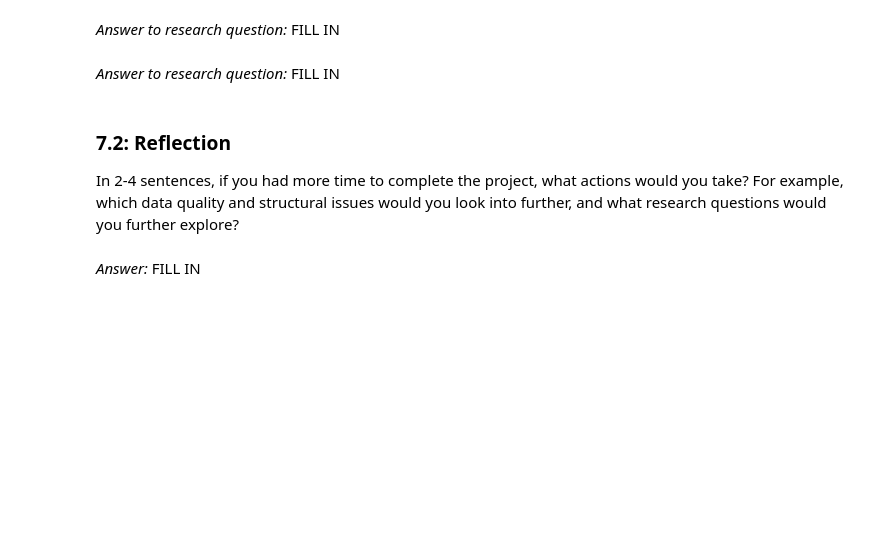
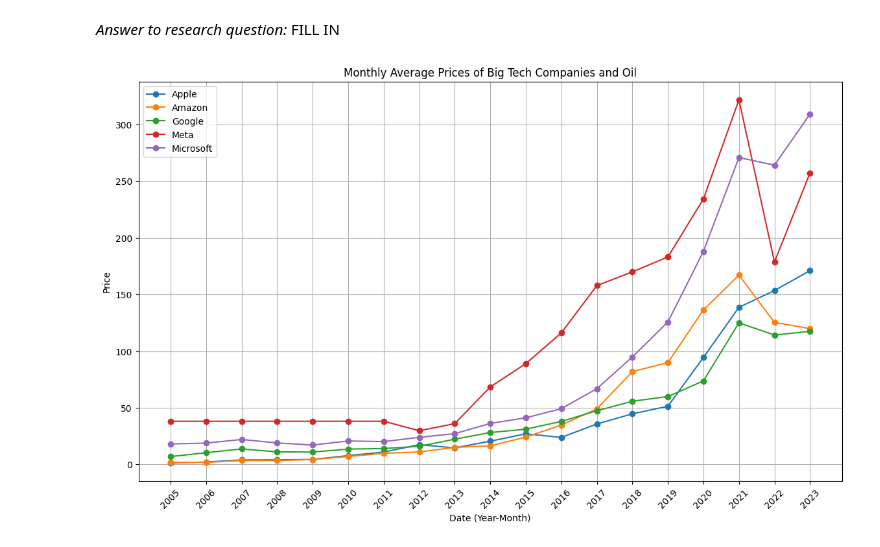
Before and after one commit to sondosaabed/Oil-vs-BigTech-stock-investigation, a Jupyter notebook: oil-bigTechCompanies-investigation.ipynb, the cells around one changed output. Cells and saved outputs as stored; diff of their text form; code cells hidden in the pictures; blank space fills up the shorter version.

Commit message:
Visualization including matrix correlation and the line plots for each of the stocks and the oil prices.

```diff
--- a/oil-bigTechCompanies-investigation.ipynb
+++ b/oil-bigTechCompanies-investigation.ipynb
@@ -912,7 +887,25 @@ merged_data.corr(numeric_only=True)
-# %% [markdown]
-*Answer to research question:* FILL IN
-# %% [markdown]
-### **7.2:** Reflection
-In 2-4 sentences, if you had more time to complete the project, what actions would you take? For example, which data quality and structural issues would you look into further, and what research questions would you further explore?
-# %% [markdown]
-*Answer:* FILL IN
+# %%
+merged_data['year_month'] = merged_data['date'].dt.to_period('M')
+numeric_cols = merged_data.select_dtypes(include='number').columns
+merged_data['year'] = merged_data['date'].dt.year
+
+## Grouping by 'year_month' and calculate the mean
+monthly_data = merged_data.groupby('year')[numeric_cols].mean().reset_index()
+yearly_data = merged_data.groupby('year')[numeric_cols].mean().reset_index()
+# %%
+plt.figure(figsize=(14, 8))
+plt.plot(monthly_data['year'].astype(str), monthly_data['adj_close_aapl'], label='Apple', linestyle='-', marker='o')
+plt.plot(monthly_data['year'].astype(str), monthly_data['adj_close_amzn'], label='Amazon', linestyle='-', marker='o')
+plt.plot(monthly_data['year'].astype(str), monthly_data['adj_close_googl'], label='Google', linestyle='-', marker='o')
+plt.plot(monthly_data['year'].astype(str), monthly_data['adj_close_meta'], label='Meta', linestyle='-', marker='o')
+plt.plot(monthly_data['year'].astype(str), monthly_data['adj_close_msft'], label='Microsoft', linestyle='-', marker='o')
+
+plt.xlabel('Date (Year-Month)')
+plt.ylabel('Price')
+plt.title('Monthly Average Prices of Big Tech Companies and Oil')
+plt.legend()
+plt.grid(True)
+plt.xticks(rotation=45)
+plt.show()
+# %% [output]
+[figure, added]
```
Also changed, not shown: parts of 13 cells of this notebook.
